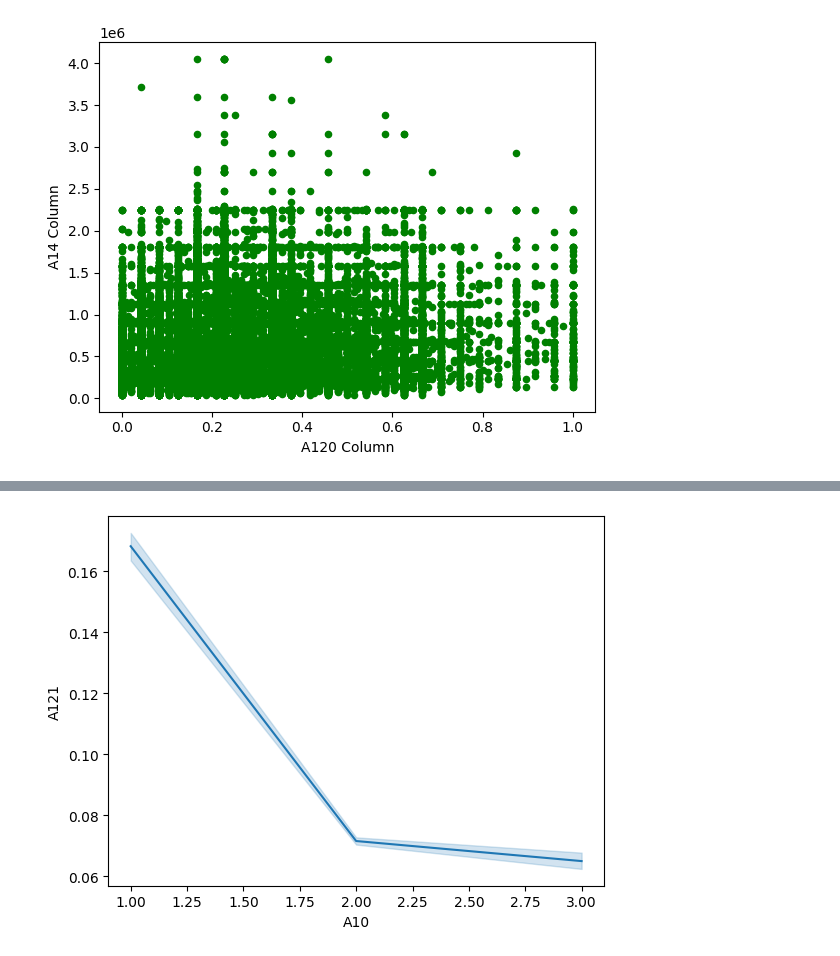
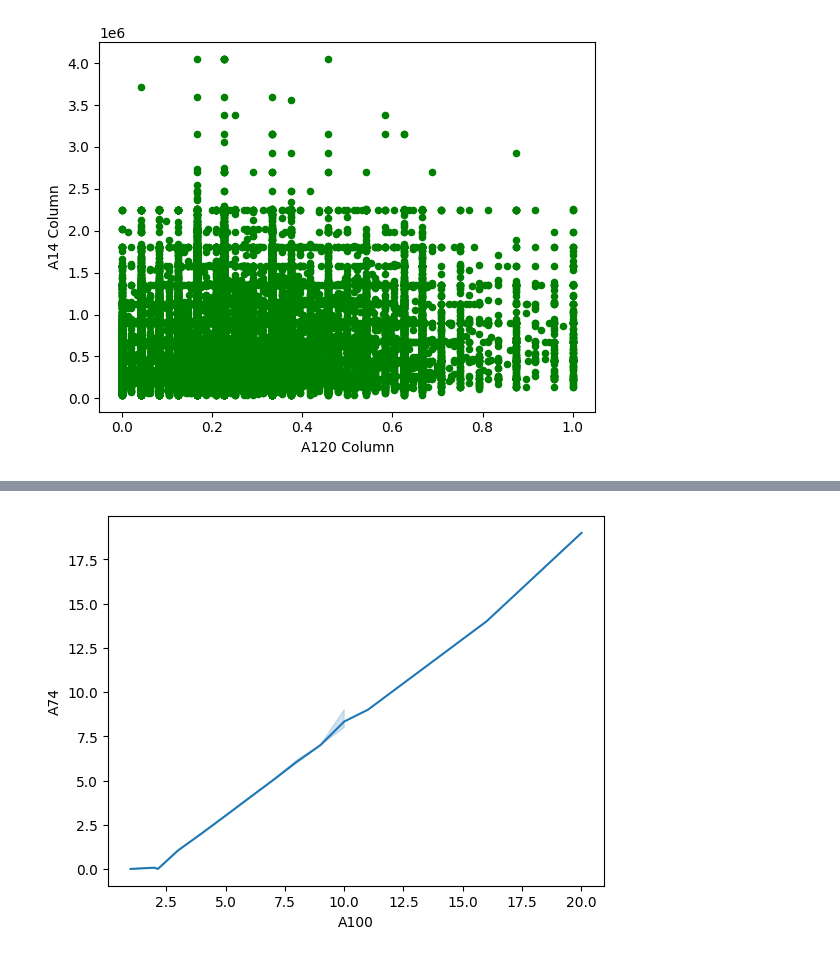
Before and after one commit to Erkammmm/VeriSpor, a Jupyter notebook: Çetkin_Erkam_Progress_Report.ipynb, the cells around one changed output, grey strips where cells are left out. Drawn from its saved outputs; the diff is of its cells as text; code cells hidden in the pictures.

```diff
--- a/Çetkin_Erkam_Progress_Report.ipynb
+++ b/Çetkin_Erkam_Progress_Report.ipynb
@@ -288,6 +337,6 @@ plt.boxplot(df["A1"])
 # %%
 # I used line plot to examine the relationship between two columns based on correlation heatmap
-sns.lineplot(x="A10", y="A121", data=df)
+sns.lineplot(x="A100", y="A74", data=df)
 plt.show()
 # %% [output]
-[figure, old version]
+[figure, new version]
```
Also changed, not shown: parts of 11 cells of this notebook.
